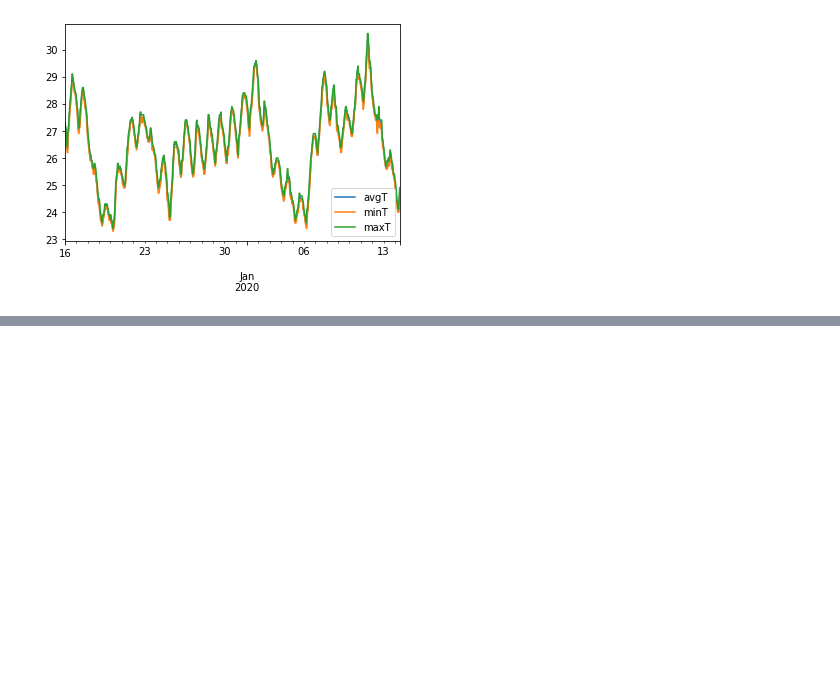
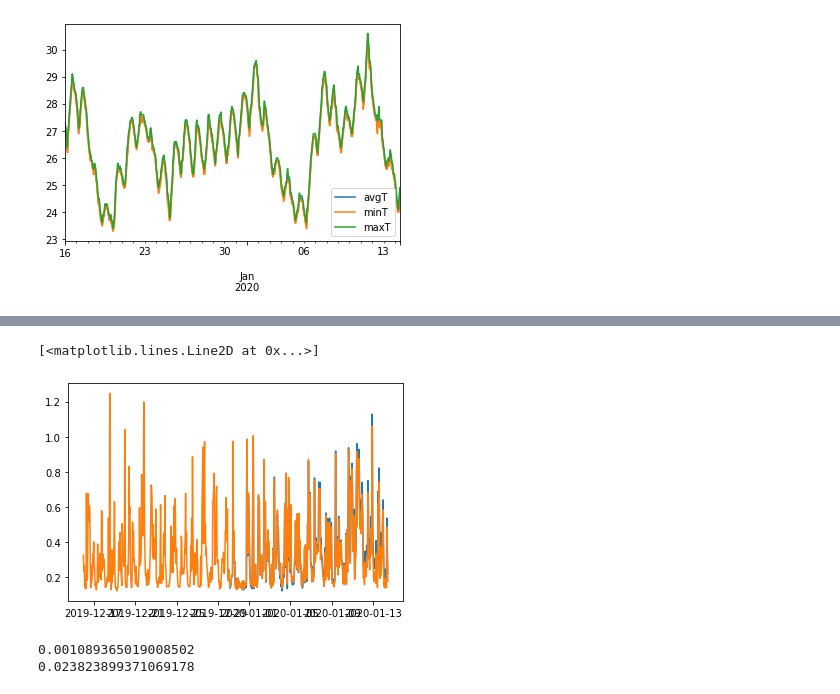
Before and after one commit to tiagoyukio12/estudo-exploratorio, a Jupyter notebook: Main.ipynb, the cells around one changed output, grey strips where cells are left out. Drawn from its saved outputs; the diff is of its cells as text; code cells hidden in the pictures; blank space fills up the shorter version.

```diff
--- a/Main.ipynb
+++ b/Main.ipynb
@@ -65,0 +127,13 @@ hist_data.loc[:, ['avgT']].plot()
+# %%
+ma_forecast = ma_diff['ch1'].add(hist_data['ch1'].tail(-24*14))
+plt.plot(ma_forecast.index, ma_forecast)
+plt.plot(hist_data.index, hist_data['ch1'])
+# %% [output]
+[<matplotlib.lines.Line2D at 0x...>]
+[figure, added]
+# %%
+print(keras.metrics.mean_squared_error(hist_data[24*14:]['ch1'], ma_forecast).numpy())
+print(keras.metrics.mean_absolute_error(hist_data[24*14:]['ch1'], ma_forecast).numpy())
+# %% [output]
+0.001089365019008502
+0.023823899371069178
```
Also changed, not shown: parts of 14 cells of this notebook.
